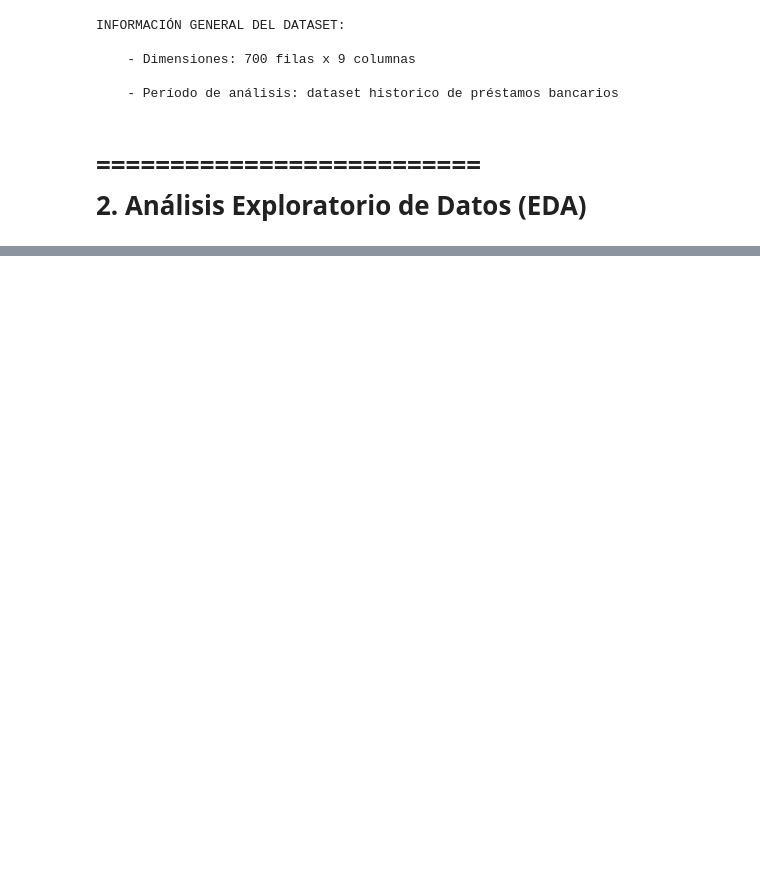
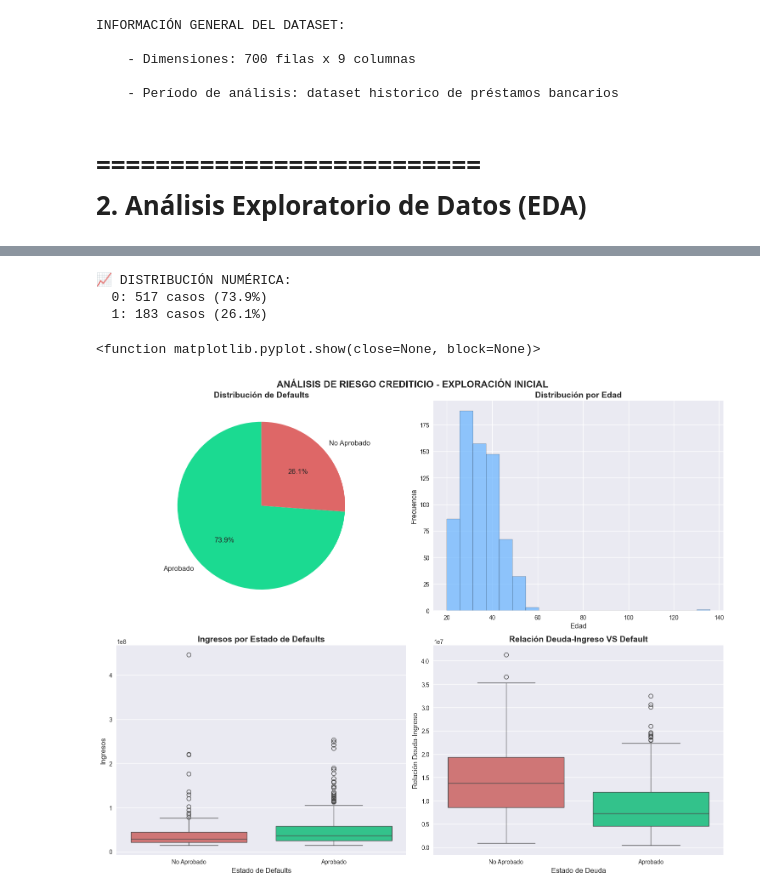
Before and after one commit to beyondAnalysIs/bank_loan, a Jupyter notebook: bank_loan_report.ipynb, the cells around one changed output, grey strips where cells are left out. Saved outputs shown, nothing was run; the diff lists cells and outputs as text; code cells hidden in the pictures; blank space fills up the shorter version.

Commit message:
Segmentación de análisis por grupo

```diff
--- a/bank_loan_report.ipynb
+++ b/bank_loan_report.ipynb
@@ -56,0 +153,60 @@ INFORMACIÓN GENERAL DEL DATASET:
+# %%
+# Calcular distribucion con etiquetas
+df['default_label'] = df['default'].map({0: 'Aprobado', 1: 'No Aprobado'})
+label_distribution = df['default_label'].value_counts()
+label_percentage = label_distribution.value_counts(normalize=True) * 100
+
+# calcular distribución numerica
+default_distribution = df['default'].value_counts().sort_index()
+default_percentage = df['default'].value_counts(normalize=True).sort_index() * 100
+
+print("\n📈 DISTRIBUCIÓN NUMÉRICA:")
+for valor in sorted(default_distribution.index):
+    print(f"  {valor}: {default_distribution[valor]:,} casos ({default_percentage[valor]:.1f}%)")
+# %% [output]
+📈 DISTRIBUCIÓN NUMÉRICA:
+  0: 517 casos (73.9%)
+  1: 183 casos (26.1%)
+# %%
+#Creación de visualizaciones
+# sustitucion en default
+df['default_label'] = df['default'].map({0: 'Aprobado', 1: 'No Aprobado'})
+label_distribution = df['default_label'].value_counts()
+fig, ax = plt.subplots(2,2, figsize=(15,12))
+fig.suptitle('ANÁLISIS DE RIESGO CREDITICIO - EXPLORACIÓN INICIAL', fontsize=16, fontweight='bold')
+
+# Gráfico 1: Distribución de defaults
+ax[0, 0].pie(
+    label_distribution.values,
+    labels=label_distribution.index,
+    autopct='%1.1f%%', startangle=90,
+    colors=["#1bda91", "#de6767"],
+    textprops={'fontsize': 12}
+)
+ax[0,0].set_title('Distribución de Defaults', fontsize=14, fontweight='bold')
+
+
+# Gráfico 2: Distribución por edad
+ax[0,1].hist(df['age'], bins=20, alpha=.7, color='#66b3ff', edgecolor='black')
+ax[0,1].set_title('Distribución por Edad', fontsize=14, fontweight='bold')
+ax[0,1].set_xlabel('Edad', fontsize=12)
+ax[0,1].set_ylabel('Frecuencia', fontsize=12)
+
+# Gráfico 3: Ingresos VS Defaults
+sns.boxplot(x='default_label', y='income', data=df, ax=ax[1,0], palette=["#de6767", "#1bda91"])
+ax[1,0].set_title('Ingresos por Estado de Defaults', fontsize=14, fontweight='bold')
+ax[1,0].set_xlabel('Estado de Defaults', fontsize=12)
+ax[1,0].set_ylabel('Ingresos', fontsize=12),
+
+
+# Gráfico 4: Relación Deuda-Ingreso VS Default
+sns.boxplot(x='default_label', y='debtinc', data=df, ax=ax[1, 1], palette=["#de6767", "#1bda91"])
+ax[1,1].set_title('Relación Deuda-Ingreso VS Default', fontsize=14, fontweight='bold')
+ax[1,1].set_xlabel('Estado de Deuda', fontsize=12)
+ax[1,1].set_ylabel('Relación Deuda-Ingreso', fontsize=12)
+
+plt.tight_layout()
+plt.show
+# %% [output]
+<function matplotlib.pyplot.show(close=None, block=None)>
+[figure, added]
```
Also changed, not shown: parts of 13 cells of this notebook, 1 other file.
